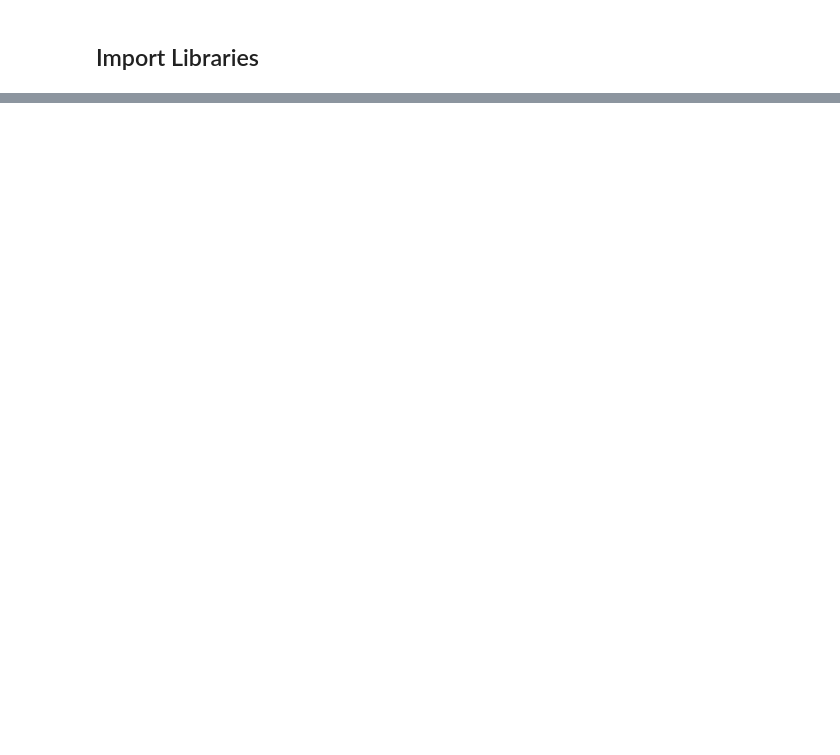
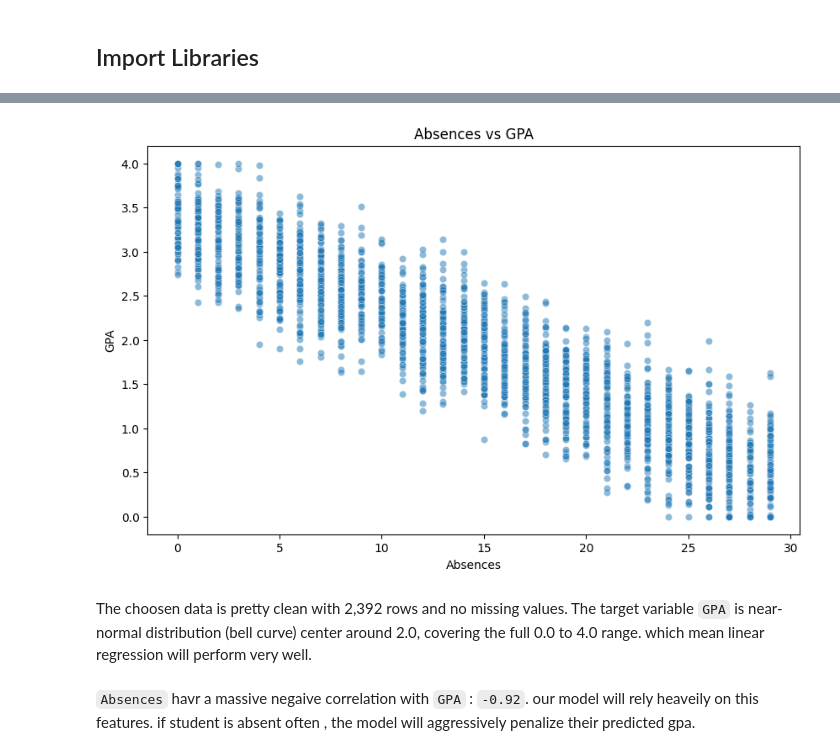
Before and after one commit to manjil-budhathoki/Student_performance_prediction, a Jupyter notebook: src/eda/eda_notebook.ipynb, the cells around one changed output, grey strips where cells are left out. Drawn from its saved outputs; the diff is of its cells as text; code cells hidden in the pictures; blank space fills up the shorter version.

Commit message:
complete eda_baseline_modeling

```diff
--- a/src/eda/eda_notebook.ipynb
+++ b/src/eda/eda_notebook.ipynb
@@ -39,0 +114,15 @@ None
+# %%
+# 5. Top Feature Analysis: Absences vs GPA
+# (Absences is usually the strongest negative factor in real data)
+plt.figure(figsize=(10, 6))
+sns.scatterplot(data=train_df, x='Absences', y='GPA', alpha=0.5)
+plt.title("Absences vs GPA")
+plt.show()
+# %% [output]
+[figure, added]
+# %% [markdown]
+The choosen data is pretty clean with 2,392 rows and no missing values.
+The target variable `GPA` is near-normal distribution (bell curve) center around 2.0, covering the full 0.0 to 4.0 range. which mean linear regression will perform very well.
+# %% [markdown]
+`Absences` havr a massive negaive correlation with `GPA` : `-0.92`.
+our model will rely heaveily on this features. if student is absent often , the model will aggressively penalize their predicted gpa.
```
Also changed, not shown: parts of 11 cells of this notebook, 9 other files.
